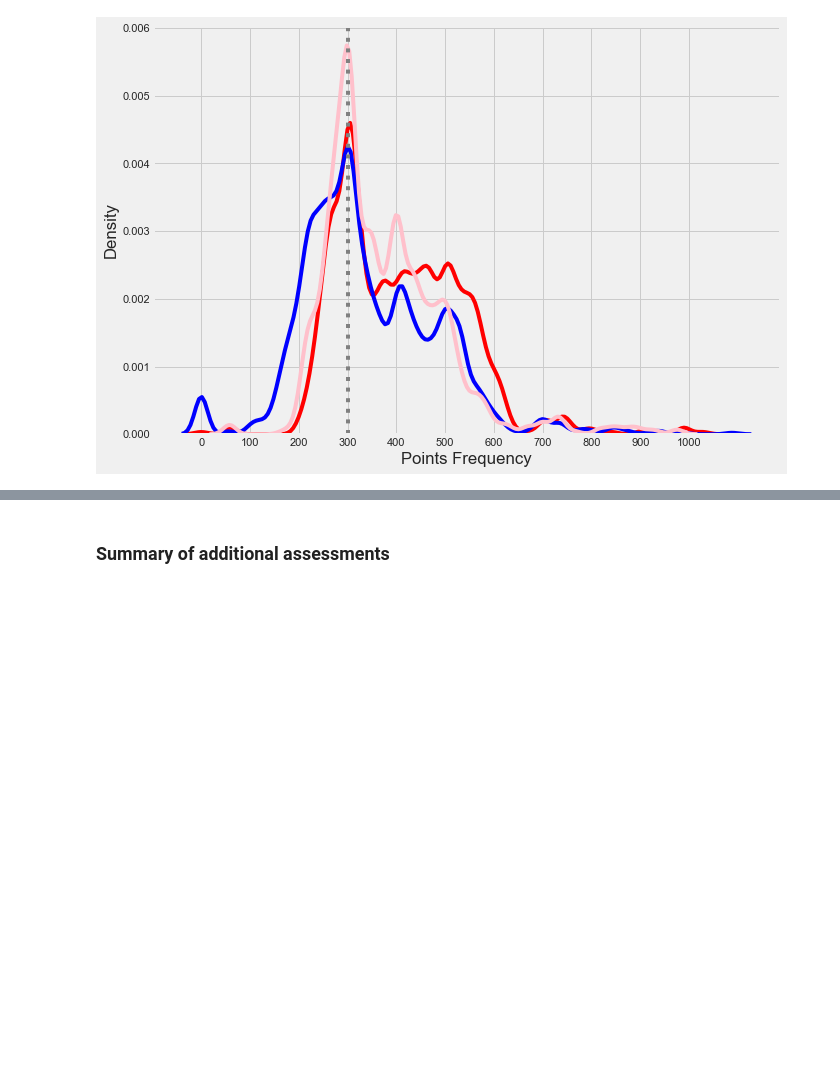
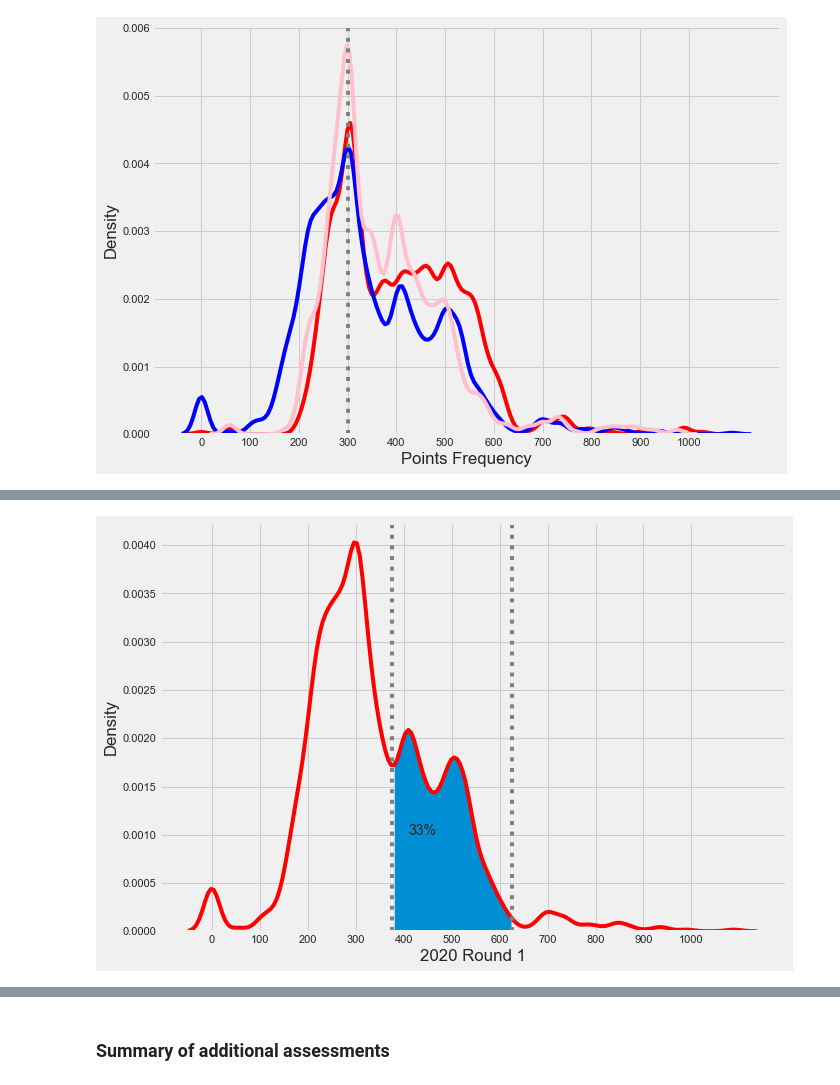
Before and after one commit to RYANCOX00/Fundamentals_of_DA, a Jupyter notebook: cao.ipynb, the cells around one changed output, grey strips where cells are left out. Cells and saved outputs as stored; diff of their text form; code cells hidden in the pictures; blank space fills up the shorter version.

```diff
--- a/cao.ipynb
+++ b/cao.ipynb
@@ -559,0 +579,2 @@ Next, consider doing a CDF to get stats, scipy.stats.  and fill between to visua
+# %%
+range20_350 = range350(r1_2020, 'range20_350')
@@ -559,0 +625,4 @@ Next, consider doing a CDF to get stats, scipy.stats.  and fill between to visua
+# %%
+round1plot(r1_2020, range20_350)
+# %% [output]
+[figure, added]
```
Also changed, not shown: parts of 23 cells of this notebook, 11 other files.
